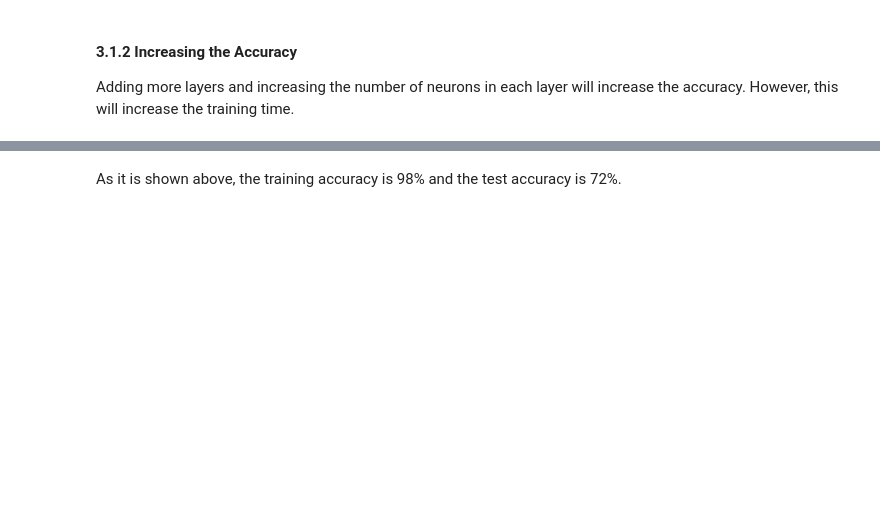
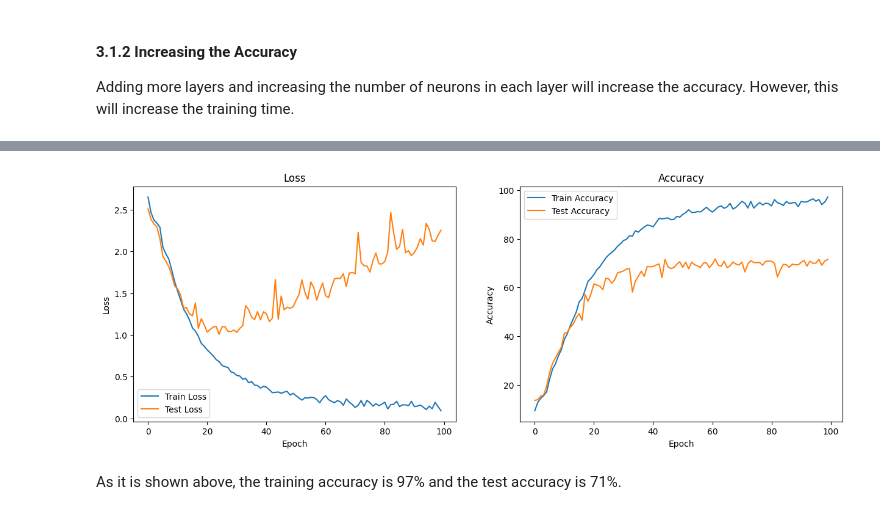
Before and after one commit to PashaBarahimi/Artificial-Intelligence-Projects, a Jupyter notebook: CA6 - Neural Networks/AI-CA6-810199385.ipynb, the cells around one changed output, grey strips where cells are left out. Cells and saved outputs as stored; diff of their text form; code cells hidden in the pictures; blank space fills up the shorter version.

```diff
--- a/CA6 - Neural Networks/AI-CA6-810199385.ipynb
+++ b/CA6 - Neural Networks/AI-CA6-810199385.ipynb
@@ -699,2 +720,6 @@ Epoch 100
+# %%
+plot_results(log)
+# %% [output]
+[figure, added]
 # %% [markdown]
-As it is shown above, the training accuracy is 98% and the test accuracy is 72%.
+As it is shown above, the training accuracy is 97% and the test accuracy is 71%.
```
Also changed, not shown: parts of 28 cells of this notebook.
